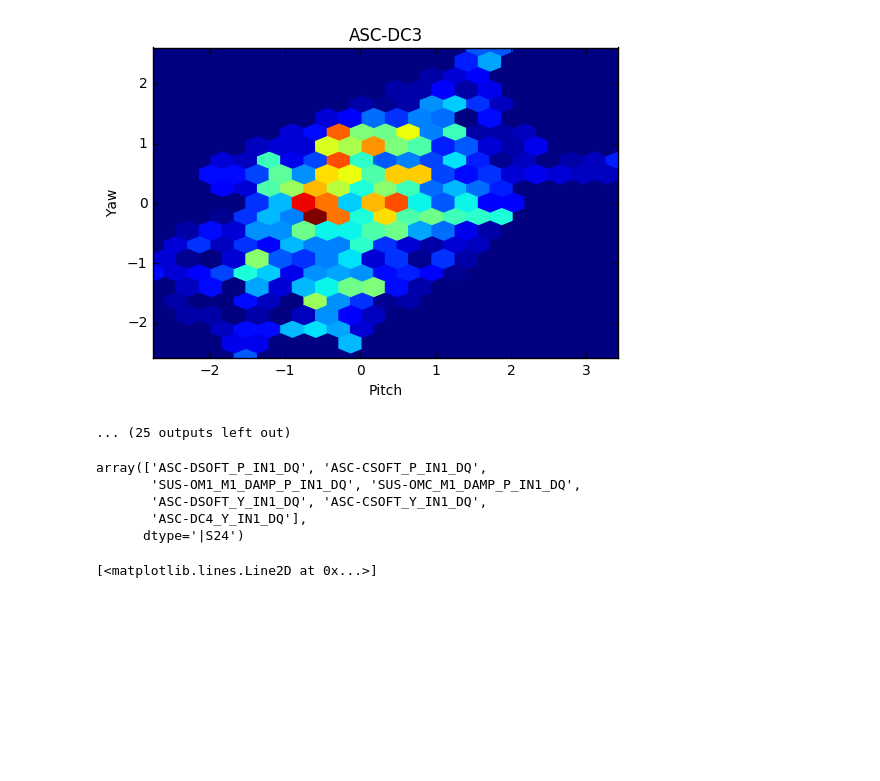
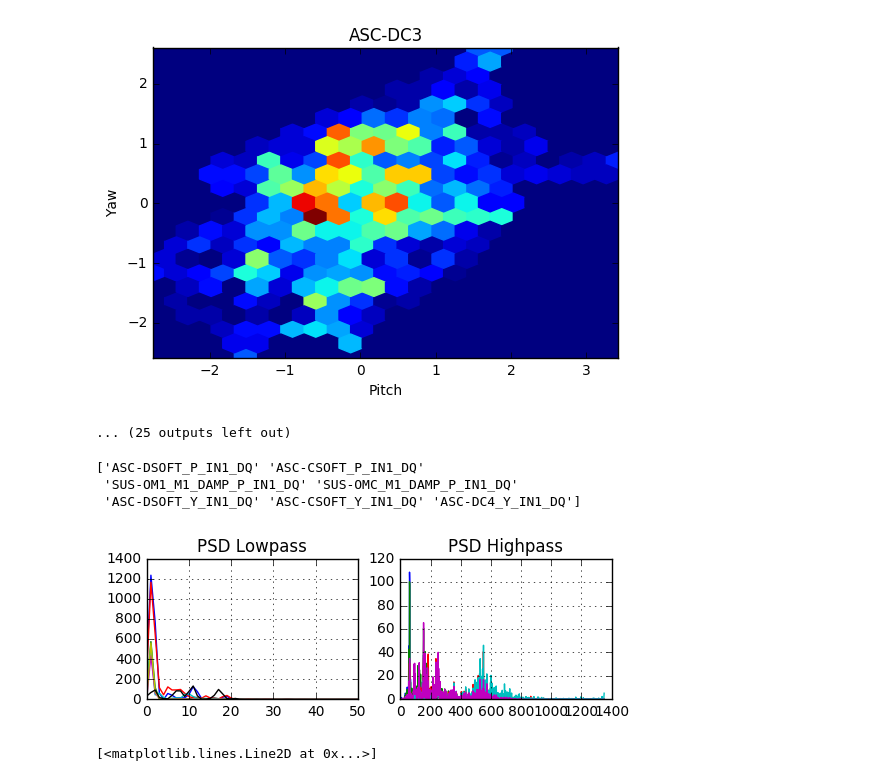
Before and after one commit to hagabbar/pca_aux_cop, a Jupyter notebook: aux_get_automated.ipynb, the cells around one changed output. Saved outputs shown, nothing was run; the diff lists cells and outputs as text; code cells hidden in the pictures; blank space fills up the shorter version.

```diff
--- a/aux_get_automated.ipynb
+++ b/aux_get_automated.ipynb
@@ -168,16 +171,44 @@ for idx in range(0,len(ch_list)-18,1):
 [figure]
 [figure]
 ... (25 outputs left out)
-# %%
-#Determining Best Performing Channels and then calculating the PSD
-
-array(ch_list)[pca_lp.components_[0]**2>0.07]
-# %% [output]
-array(['ASC-DSOFT_P_IN1_DQ', 'ASC-CSOFT_P_IN1_DQ',
-       'SUS-OM1_M1_DAMP_P_IN1_DQ', 'SUS-OMC_M1_DAMP_P_IN1_DQ',
-       'ASC-DSOFT_Y_IN1_DQ', 'ASC-CSOFT_Y_IN1_DQ',
-       'ASC-DC4_Y_IN1_DQ'],
-      dtype='|S24')
+# %%
+print best_ch_lp
+# %% [output]
+['ASC-DSOFT_P_IN1_DQ' 'ASC-CSOFT_P_IN1_DQ'
+ 'SUS-OM1_M1_DAMP_P_IN1_DQ' 'SUS-OMC_M1_DAMP_P_IN1_DQ'
+ 'ASC-DSOFT_Y_IN1_DQ' 'ASC-CSOFT_Y_IN1_DQ' 'ASC-DC4_Y_IN1_DQ']
+# %%
+import matplotlib.pyplot as plt
+#Determining Best Performing Channels and then calculating the PSD
+
+best_ch_lp = array(ch_list)[pca_lp.components_[0]**2>0.07]
+best_ch_hp = array(ch_list)[pca_hp.components_[0]**2>0.07]
+
+#Plottng the PSD of the best performing channels
+plt.figure(1)
+for idx in best_ch_lp:
+    psd_lp = gwpy.timeseries.TimeSeries.psd(data_lp[idx])
+    plt.subplot(221)
+    plt.plot(psd_lp)
+    plt.xlim([0,50])
+    plt.title('PSD Lowpass')
+    plt.grid(True)
+
+#f_psd_lp.set_ylim([0,200])
+
+
+for idx in best_ch_hp:
+    psd_hp = gwpy.timeseries.TimeSeries.psd(data_hp[idx])
+    plt.subplot(222)
+    plt.plot(psd_hp)
+    plt.title('PSD Highpass')
+    plt.grid(True)
+
+#axarr[0].set_xlim([0,1400])
+
+#axarr[0].set_title('Sharing X axis')
+# %% [output]
+[figure, added]
 # %%
 #plt.plot(unwrap(angle(X_r_hp[:,3]+1.j*X_r_hp[:,2])))
 # %% [output]
```
Also changed, not shown: parts of 1 cell of this notebook.
